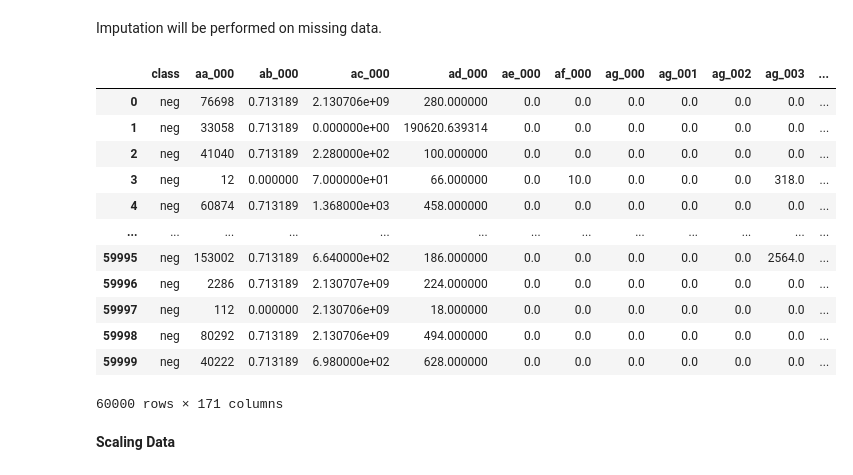
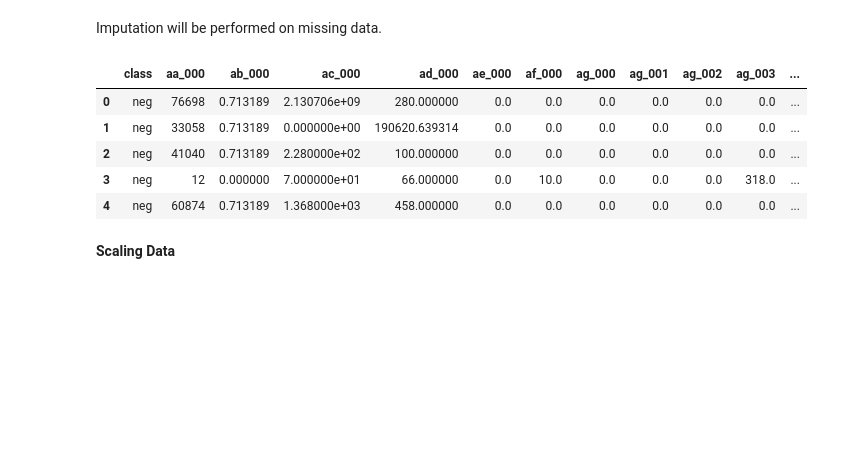
Before and after one commit to Lughaidh-w/DataPrep_ca1, a Jupyter notebook: CA1.ipynb, the cells around one changed output. Saved outputs shown, nothing was run; the diff lists cells and outputs as text; code cells hidden in the pictures; blank space fills up the shorter version.

```diff
--- a/CA1.ipynb
+++ b/CA1.ipynb
@@ -601,21 +535,14 @@ Imputation will be performed on missing data.
 numeric_cols = df.select_dtypes(include=[np.number]).columns
 df[numeric_cols] = df[numeric_cols].fillna(df[numeric_cols].mean())
 # %%
-df
+df.head()
 # %% [output]
 |  | class | aa_000 | ab_000 | ac_000 | ad_000 | ae_000 | af_000 | ag_000 | ag_001 | ag_002 | ag_003 | ... |
 | 0 | neg | 76698 | 0.713189 | 2.130706e+09 | 280.000000 | 0.0 | 0.0 | 0.0 | 0.0 | 0.0 | 0.0 | ... |
 | 1 | neg | 33058 | 0.713189 | 0.000000e+00 | 190620.639314 | 0.0 | 0.0 | 0.0 | 0.0 | 0.0 | 0.0 | ... |
 | 2 | neg | 41040 | 0.713189 | 2.280000e+02 | 100.000000 | 0.0 | 0.0 | 0.0 | 0.0 | 0.0 | 0.0 | ... |
 | 3 | neg | 12 | 0.000000 | 7.000000e+01 | 66.000000 | 0.0 | 10.0 | 0.0 | 0.0 | 0.0 | 318.0 | ... |
 | 4 | neg | 60874 | 0.713189 | 1.368000e+03 | 458.000000 | 0.0 | 0.0 | 0.0 | 0.0 | 0.0 | 0.0 | ... |
-| ... | ... | ... | ... | ... | ... | ... | ... | ... | ... | ... | ... | ... |
-| 59995 | neg | 153002 | 0.713189 | 6.640000e+02 | 186.000000 | 0.0 | 0.0 | 0.0 | 0.0 | 0.0 | 2564.0 | ... |
-| 59996 | neg | 2286 | 0.713189 | 2.130707e+09 | 224.000000 | 0.0 | 0.0 | 0.0 | 0.0 | 0.0 | 0.0 | ... |
-| 59997 | neg | 112 | 0.000000 | 2.130706e+09 | 18.000000 | 0.0 | 0.0 | 0.0 | 0.0 | 0.0 | 0.0 | ... |
-| 59998 | neg | 80292 | 0.713189 | 2.130706e+09 | 494.000000 | 0.0 | 0.0 | 0.0 | 0.0 | 0.0 | 0.0 | ... |
-| 59999 | neg | 40222 | 0.713189 | 6.980000e+02 | 628.000000 | 0.0 | 0.0 | 0.0 | 0.0 | 0.0 | 0.0 | ... |
-60000 rows × 171 columns
 # %% [markdown]
 <b>Scaling Data
 # %% [markdown]
```
Also changed, not shown: parts of 33 cells of this notebook.
